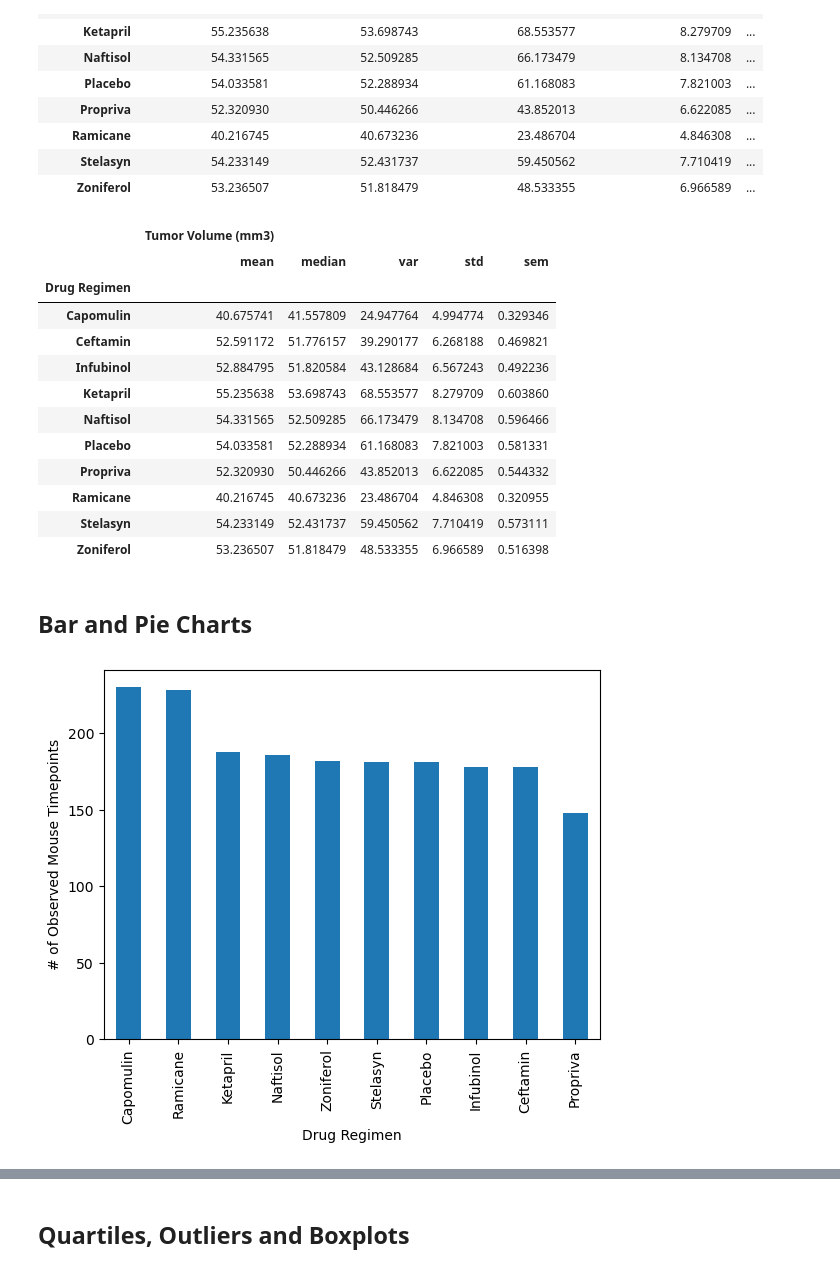
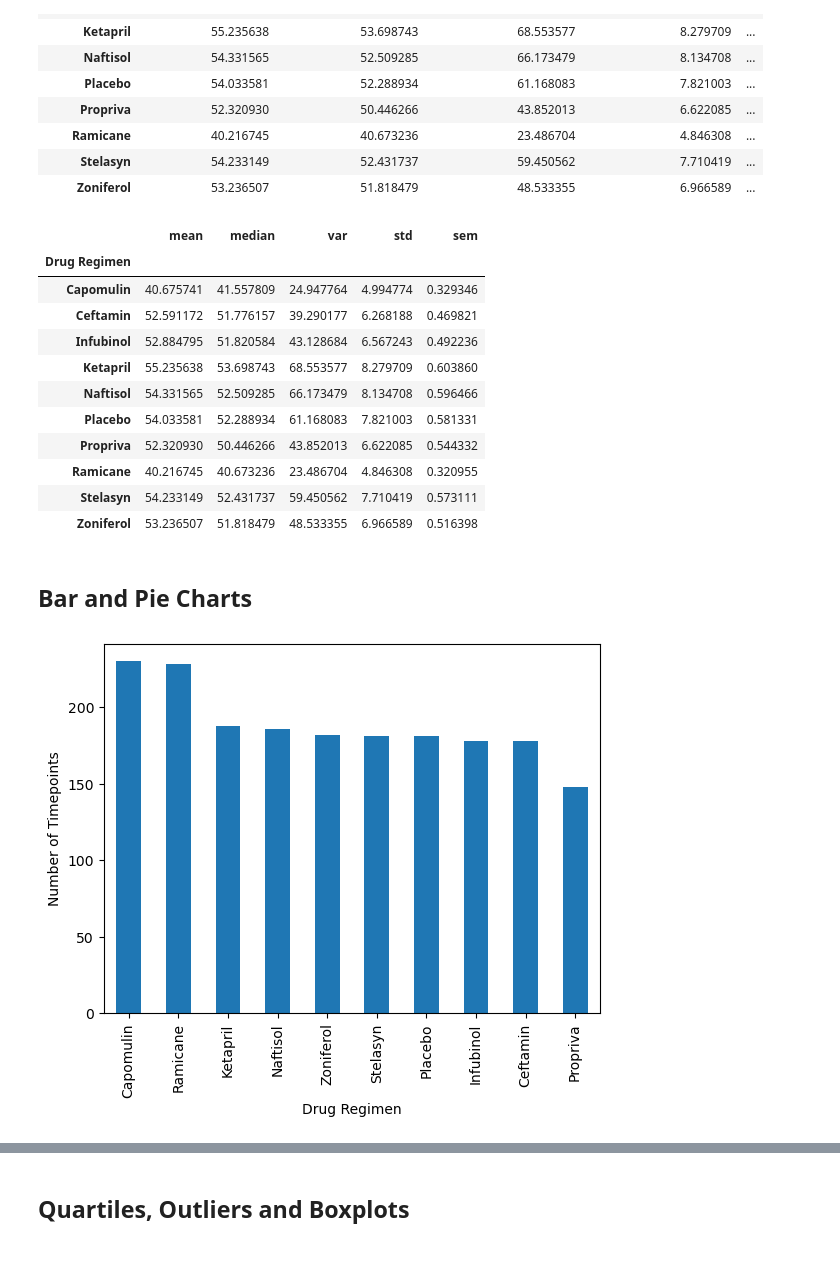
Before and after one commit to jmil86/Module-5-Challenge, a Jupyter notebook: pymaceuticals_starter.ipynb, the cells around one changed output, grey strips where cells are left out. Cells and saved outputs as stored; diff of their text form; code cells hidden in the pictures.

```diff
--- a/pymaceuticals_starter.ipynb
+++ b/pymaceuticals_starter.ipynb
@@ -107,8 +110,10 @@ clean_mice_count
 # and SEM of the tumor volume for each regimen (only one method is required in the solution)
 
 # Using the aggregation method, produce the same summary statistics in a single line
+tumor_volume_stats_agg = clean_mouse_study.groupby("Drug Regimen").agg({"Tumor Volume (mm3)":["mean", "median", "var", "std", "sem"]})
+tumor_volume_stats_agg.columns = tumor_volume_stats_agg.columns.droplevel()
+tumor_volume_stats_agg
 # %% [output]
-|  | Tumor Volume (mm3) |  |  |  |  |
 |  | mean | median | var | std | sem |
 | Drug Regimen |  |  |  |  |  |
 | Capomulin | 40.675741 | 41.557809 | 24.947764 | 4.994774 | 0.329346 |
@@ -125,7 +130,12 @@ clean_mice_count
 ## Bar and Pie Charts
 # %%
 # Generate a bar plot showing the total number of rows (Mouse ID/Timepoints) for each drug regimen using Pandas.
+drug_regimen_counts = clean_mouse_study["Drug Regimen"].value_counts()
+drug_regimen_counts.plot(kind="bar")
+plt.ylabel("Number of Timepoints")
+plt.xlabel("Drug Regimen")
+plt.show()
 # %% [output]
-[figure, old version]
+[figure, new version]
 # %%
 # Generate a bar plot showing the total number of rows (Mouse ID/Timepoints) for each drug regimen using pyplot.
```
Also changed, not shown: parts of 10 cells of this notebook.
